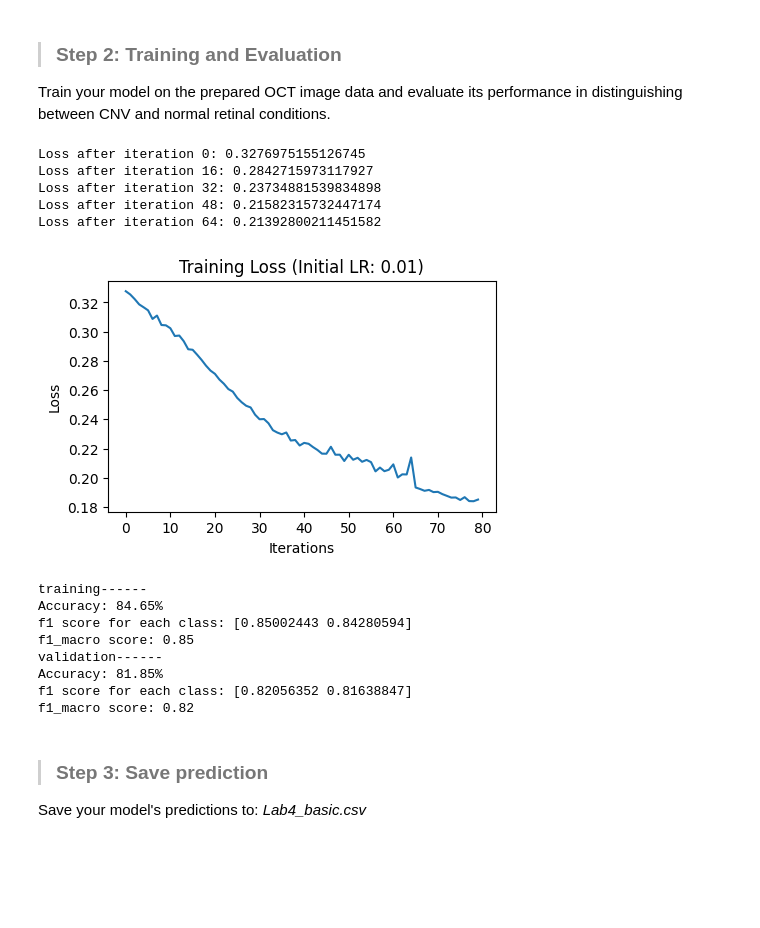
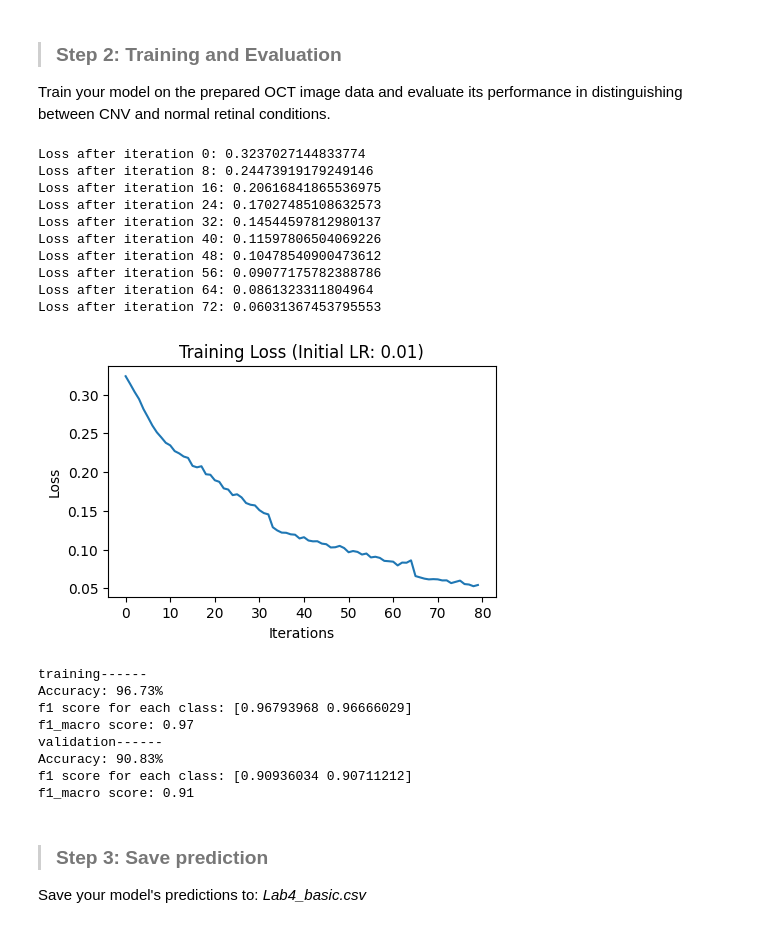
Before and after one commit to liuutin9/Introduction_to_Machine_Learning, a Jupyter notebook: Lab4/Lab4.ipynb, the cells around one changed output. Saved outputs shown, nothing was run; the diff lists cells and outputs as text; code cells hidden in the pictures; blank space fills up the shorter version.

```diff
--- a/Lab4/Lab4.ipynb
+++ b/Lab4/Lab4.ipynb
@@ -1710,35 +1710,40 @@ Train your model on the prepared OCT image data and evaluate its performance in
 # %%
 ### START CODE HERE ###
 loss_function = "cross_entropy"
 layers_dims = [784, 1568, 784, 196, 1]
 activation_fn = ['relu', 'relu', 'relu', 'sigmoid']
 learning_rate = 0.01
 num_iterations = 80
 print_loss = True
-print_freq = 16
+print_freq = 8
 decrease_freq = 32
 decrease_proportion = 0.7
 # You might need to use mini_batch to reduce training time in this part
-batch_size = 256
+batch_size = 64
 
 model = Model(layers_dims, activation_fn, loss_function)
 model, losses, history = train_model(model, x_train, y_train, learning_rate, num_iterations, batch_size, print_loss, print_freq, decrease_freq, decrease_proportion)
 ### END CODE HERE ###
 
 # Plot the loss
 plt.figure(figsize=(5, 3))
 plt.plot(losses)
 plt.xlabel('Iterations')
 plt.ylabel('Loss')
 plt.title(f'Training Loss (Initial LR: {learning_rate})')
 plt.show()
 # %% [output]
-Loss after iteration 0: 0.3276975155126745
-Loss after iteration 16: 0.2842715973117927
-Loss after iteration 32: 0.23734881539834898
-Loss after iteration 48: 0.21582315732447174
-Loss after iteration 64: 0.21392800211451582
+Loss after iteration 0: 0.3237027144833774
+Loss after iteration 8: 0.24473919179249146
+Loss after iteration 16: 0.20616841865536975
+Loss after iteration 24: 0.17027485108632573
+Loss after iteration 32: 0.14544597812980137
+Loss after iteration 40: 0.11597806504069226
+Loss after iteration 48: 0.10478540900473612
+Loss after iteration 56: 0.09077175782388786
+Loss after iteration 64: 0.0861323311804964
+Loss after iteration 72: 0.06031367453795553
-[figure, old version]
+[figure, new version]
 # %%
 print('training------')
 pred_train = predict(x_train, y_train, model)
@@ -1746,13 +1751,13 @@ print('validation------')
 pred_val = predict(x_val, y_val, model)
 # %% [output]
 training------
-Accuracy: 84.65%
-f1 score for each class: [0.85002443 0.84280594]
-f1_macro score: 0.85
+Accuracy: 96.73%
+f1 score for each class: [0.96793968 0.96666029]
+f1_macro score: 0.97
 validation------
-Accuracy: 81.85%
-f1 score for each class: [0.82056352 0.81638847]
-f1_macro score: 0.82
+Accuracy: 90.83%
+f1 score for each class: [0.90936034 0.90711212]
+f1_macro score: 0.91
 # %% [markdown]
 > ### Step 3: Save prediction
 Save your model's predictions to: *Lab4_basic.csv*
```
Also changed, not shown: parts of 6 cells of this notebook, 5 other files.
